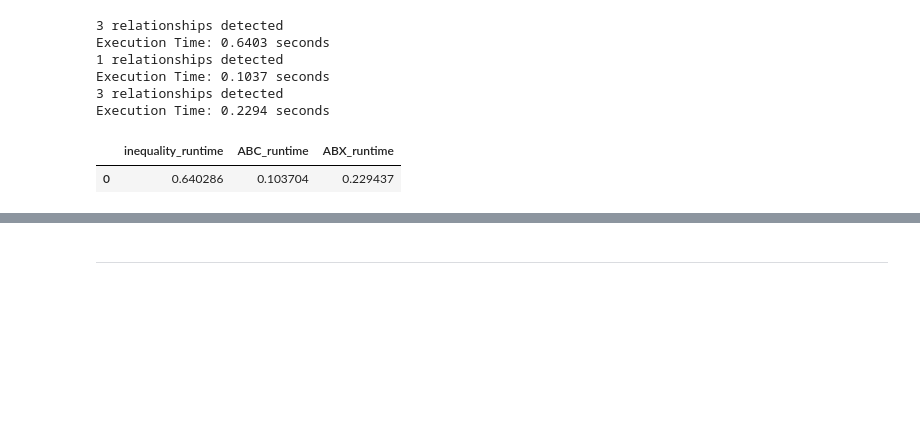
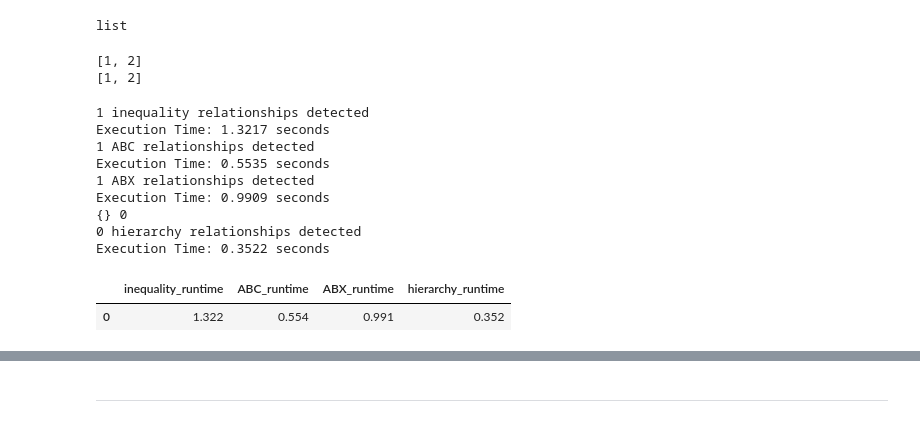
Before and after one commit to YunyiLian/Synthetic_Data_Generation_DS, a Jupyter notebook: src/benchmark_detector_model.ipynb, the cells around one changed output, grey strips where cells are left out. Drawn from its saved outputs; the diff is of its cells as text; code cells hidden in the pictures; blank space fills up the shorter version.

```diff
--- a/src/benchmark_detector_model.ipynb
+++ b/src/benchmark_detector_model.ipynb
@@ -330,0 +487,16 @@ class Detector():
+# %%
+dc = {'a':[4], 'a': [5],'b':10}
+
+type(dc['a'])
+# dc
+# %% [output]
+list
+# %%
+dict_a = {'a':[1,2],'b':[1,2]}
+
+for key in dict_a.keys():
+#     for lst in dict_a[key]
+    print(dict_a[key])
+# %% [output]
+[1, 2]
+[1, 2]
@@ -331,28 +544,41 @@ class Detector():
 # %%
-runtime_bm = pd.DataFrame(columns = ['inequality_runtime','ABC_runtime','ABX_runtime'])
+runtime_bm = pd.DataFrame(columns = ['inequality_runtime','ABC_runtime','ABX_runtime','hierarchy_runtime'])
 runtime_bm['inequality_runtime'] = 5.0
 
-data_div = data_select.sample(round(data_select.shape[0]*0.05),ignore_index=True)
+data_div = data.sample(round(data.shape[0]*0.05),ignore_index=True)
 
 detector_obj = Detector(data_div, 0.95)
 detector_obj.detect_inequality()
-runtime_bm['inequality_runtime'] = detector_obj.inequality_runtime
+# runtime_bm['inequality_runtime'] = detector_obj.inequality_runtime
 
 detector_obj.detect_ABC()
-runtime_bm['ABC_runtime'] = detector_obj.ABC_runtime
+# runtime_bm['ABC_runtime'] = detector_obj.ABC_runtime
 
 detector_obj.detect_ABX()
-runtime_bm['ABX_runtime'] = detector_obj.ABX_runtime
-list_row = [detector_obj.inequality_runtime,detector_obj.ABC_runtime,detector_obj.ABX_runtime]
+# runtime_bm['ABX_runtime'] = detector_obj.ABX_runtime
+
+detector_obj.detect_hierarchy()
+# runtime_bm['hierarchy_runtime'] = detector_obj.hierarchy_runtime
+
+list_row = [detector_obj.inequality_runtime,
+            detector_obj.ABC_runtime,
+            detector_obj.ABX_runtime,
+            detector_obj.hierarchy_runtime
+           ]
+
+list_row = [round(float(n), 3) for n in list_row]
 
 runtime_bm.loc[len(runtime_bm)] = list_row
 runtime_bm
 # %% [output]
-3 relationships detected
-Execution Time: 0.6403 seconds
-1 relationships detected
-Execution Time: 0.1037 seconds
-3 relationships detected
-Execution Time: 0.2294 seconds
+1 inequality relationships detected
+Execution Time: 1.3217 seconds
+1 ABC relationships detected
+Execution Time: 0.5535 seconds
+1 ABX relationships detected
+Execution Time: 0.9909 seconds
+{} 0
+0 hierarchy relationships detected
+Execution Time: 0.3522 seconds
-|  | inequality_runtime | ABC_runtime | ABX_runtime |
-| 0 | 0.640286 | 0.103704 | 0.229437 |
+|  | inequality_runtime | ABC_runtime | ABX_runtime | hierarchy_runtime |
+| 0 | 1.322 | 0.554 | 0.991 | 0.352 |
```
Also changed, not shown: parts of 18 cells of this notebook, 7 other files.
